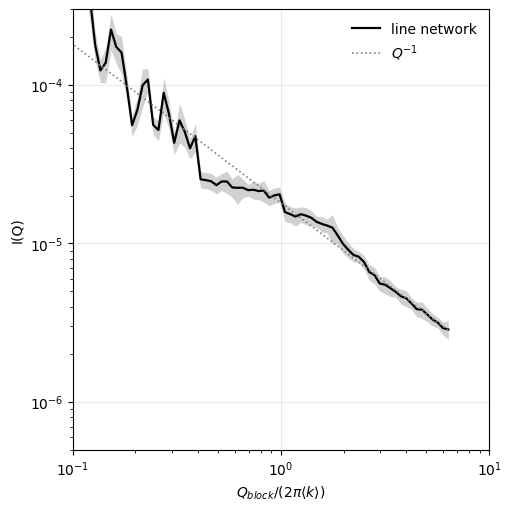
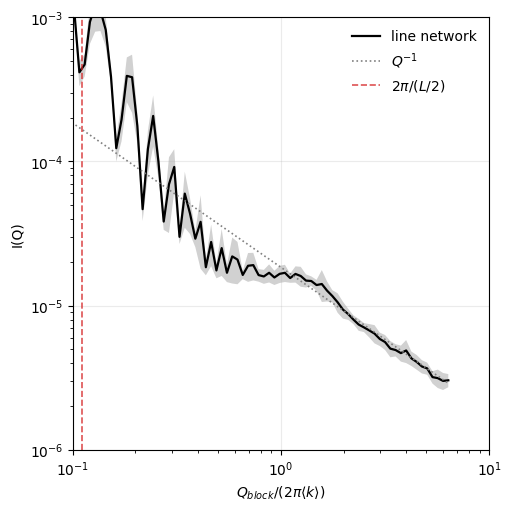
Unified diff of the notebook cell whose output changed from the first chart to the second:
--- before
+++ after
@@ -37,5 +37,31 @@
 # ax.plot(q_guide, guide_qm4, color="gray", lw=1.2, ls="-.", label=r"$Q^{-4}$")
 ax.set_xlim([0.1, 10.0])
-ax.set_ylim([5e-7, 3e-4])
+ax.set_ylim([1e-6, 1e-3])
+
+# ------------------------------------------------------------
+# Half-box-size marker
+# ------------------------------------------------------------
+box_l = r.BOX_SIZE_L if r.BOX_SIZE_L is not None else float(r.expanded_grid_size(r.GRID_SIZE, r.NUM_BLOCK) - 1)
+
+# Real-space length = L/2 corresponds to Q = 2*pi / (L/2) = 4*pi/L.
+q_half_box = 4.0 * np.pi / box_l
+
+if s.Q_AXIS_SCALE == "mean_k":
+    q_half_box_scaled = q_half_box * float(r.GRID_SIZE - 1) / k_wave_angular_mean
+elif s.Q_AXIS_SCALE == "raw":
+    q_half_box_scaled = q_half_box
+else:
+    raise ValueError("Unsupported Q axis scale.")
+
+ax.axvline(
+    q_half_box_scaled,
+    color="tab:red",
+    lw=1.2,
+    ls="--",
+    alpha=0.8,
+    label=r"$2\pi/(L/2)$",
+)
+
+print("half-box marker:", q_half_box_scaled)
 
 ax.legend(frameon=False)

Commit: Update randomcxl scattering plot notebook